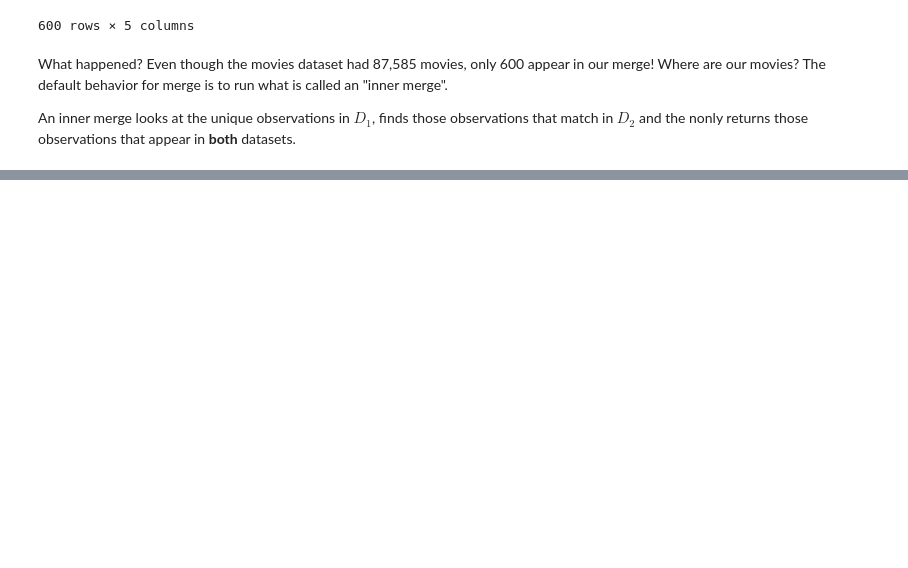
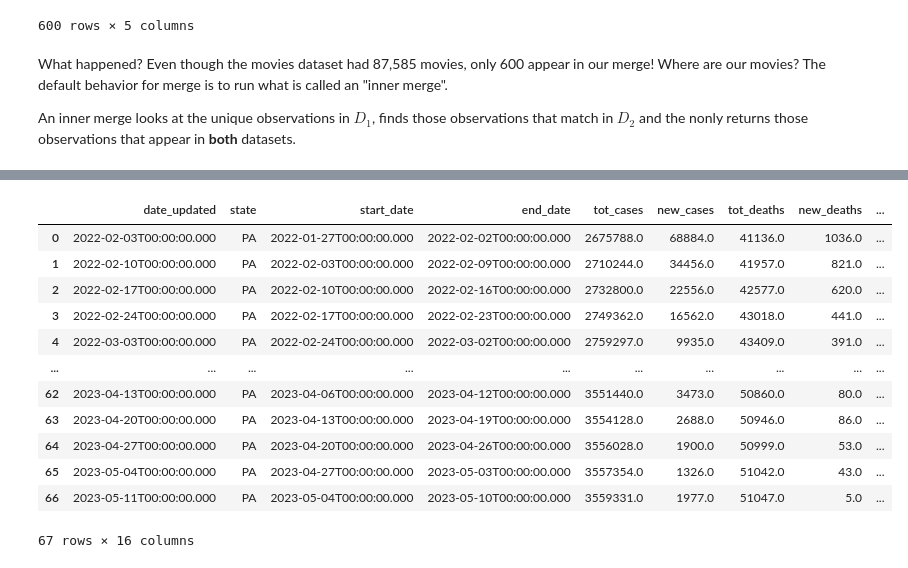
Before and after one commit to computationalUncertaintyLab/dexp_book, a Jupyter notebook: chapter4__split_apply_combine_and_merging.ipynb, the cells around one changed output, grey strips where cells are left out. Drawn from its saved outputs; the diff is of its cells as text; code cells hidden in the pictures; blank space fills up the shorter version.

```diff
--- a/chapter4__split_apply_combine_and_merging.ipynb
+++ b/chapter4__split_apply_combine_and_merging.ipynb
@@ -218,0 +316,16 @@ An inner merge looks at the unique observations in $D_{1}$, finds those observat
+# %%
+flu_and_covid
+# %% [output]
+|  | date_updated | state | start_date | end_date | tot_cases | new_cases | tot_deaths | new_deaths | ... |
+| 0 | 2022-02-03T00:00:00.000 | PA | 2022-01-27T00:00:00.000 | 2022-02-02T00:00:00.000 | 2675788.0 | 68884.0 | 41136.0 | 1036.0 | ... |
+| 1 | 2022-02-10T00:00:00.000 | PA | 2022-02-03T00:00:00.000 | 2022-02-09T00:00:00.000 | 2710244.0 | 34456.0 | 41957.0 | 821.0 | ... |
+| 2 | 2022-02-17T00:00:00.000 | PA | 2022-02-10T00:00:00.000 | 2022-02-16T00:00:00.000 | 2732800.0 | 22556.0 | 42577.0 | 620.0 | ... |
+| 3 | 2022-02-24T00:00:00.000 | PA | 2022-02-17T00:00:00.000 | 2022-02-23T00:00:00.000 | 2749362.0 | 16562.0 | 43018.0 | 441.0 | ... |
+| 4 | 2022-03-03T00:00:00.000 | PA | 2022-02-24T00:00:00.000 | 2022-03-02T00:00:00.000 | 2759297.0 | 9935.0 | 43409.0 | 391.0 | ... |
+| ... | ... | ... | ... | ... | ... | ... | ... | ... | ... |
+| 62 | 2023-04-13T00:00:00.000 | PA | 2023-04-06T00:00:00.000 | 2023-04-12T00:00:00.000 | 3551440.0 | 3473.0 | 50860.0 | 80.0 | ... |
+| 63 | 2023-04-20T00:00:00.000 | PA | 2023-04-13T00:00:00.000 | 2023-04-19T00:00:00.000 | 3554128.0 | 2688.0 | 50946.0 | 86.0 | ... |
+| 64 | 2023-04-27T00:00:00.000 | PA | 2023-04-20T00:00:00.000 | 2023-04-26T00:00:00.000 | 3556028.0 | 1900.0 | 50999.0 | 53.0 | ... |
+| 65 | 2023-05-04T00:00:00.000 | PA | 2023-04-27T00:00:00.000 | 2023-05-03T00:00:00.000 | 3557354.0 | 1326.0 | 51042.0 | 43.0 | ... |
+| 66 | 2023-05-11T00:00:00.000 | PA | 2023-05-04T00:00:00.000 | 2023-05-10T00:00:00.000 | 3559331.0 | 1977.0 | 51047.0 | 5.0 | ... |
+67 rows × 16 columns
```
Also changed, not shown: parts of 11 cells of this notebook.
